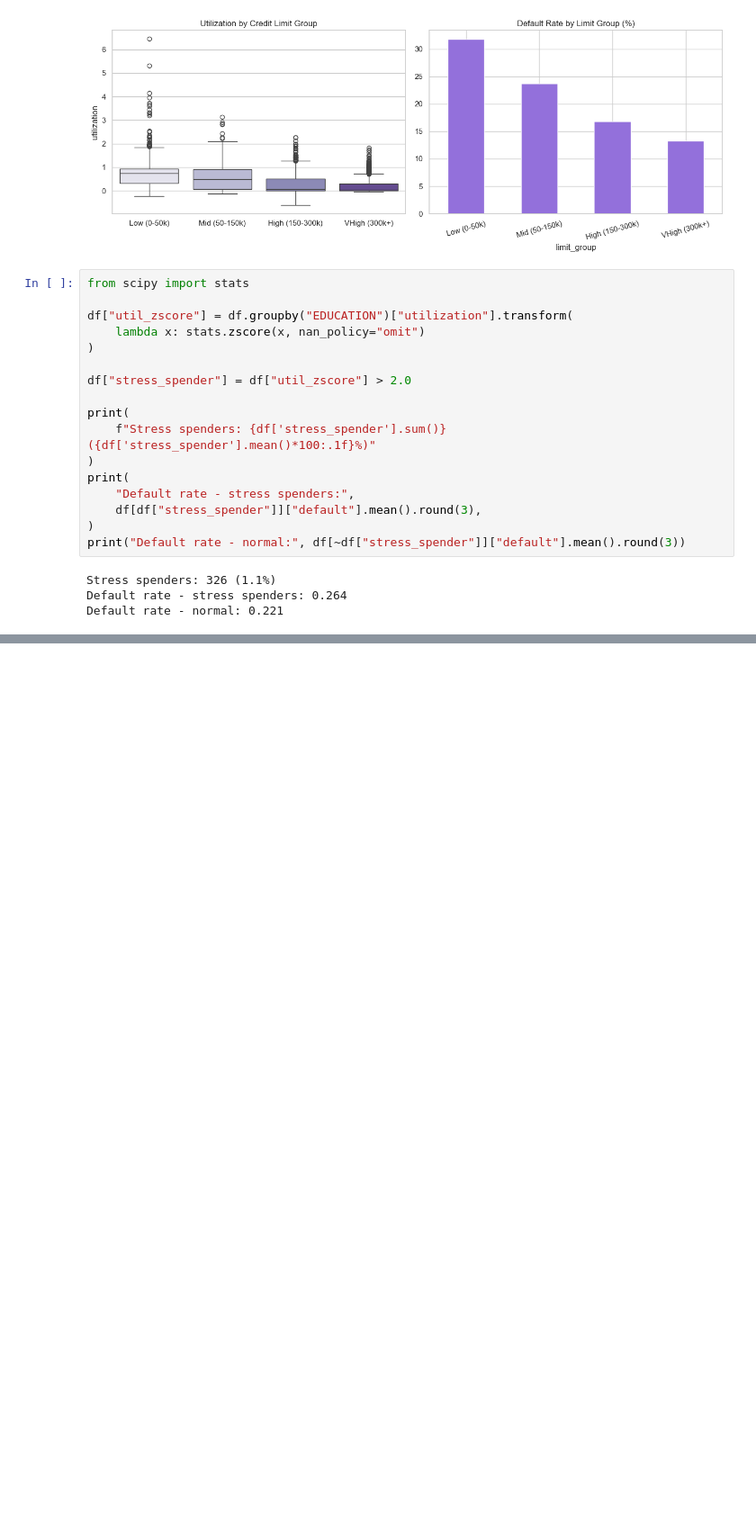
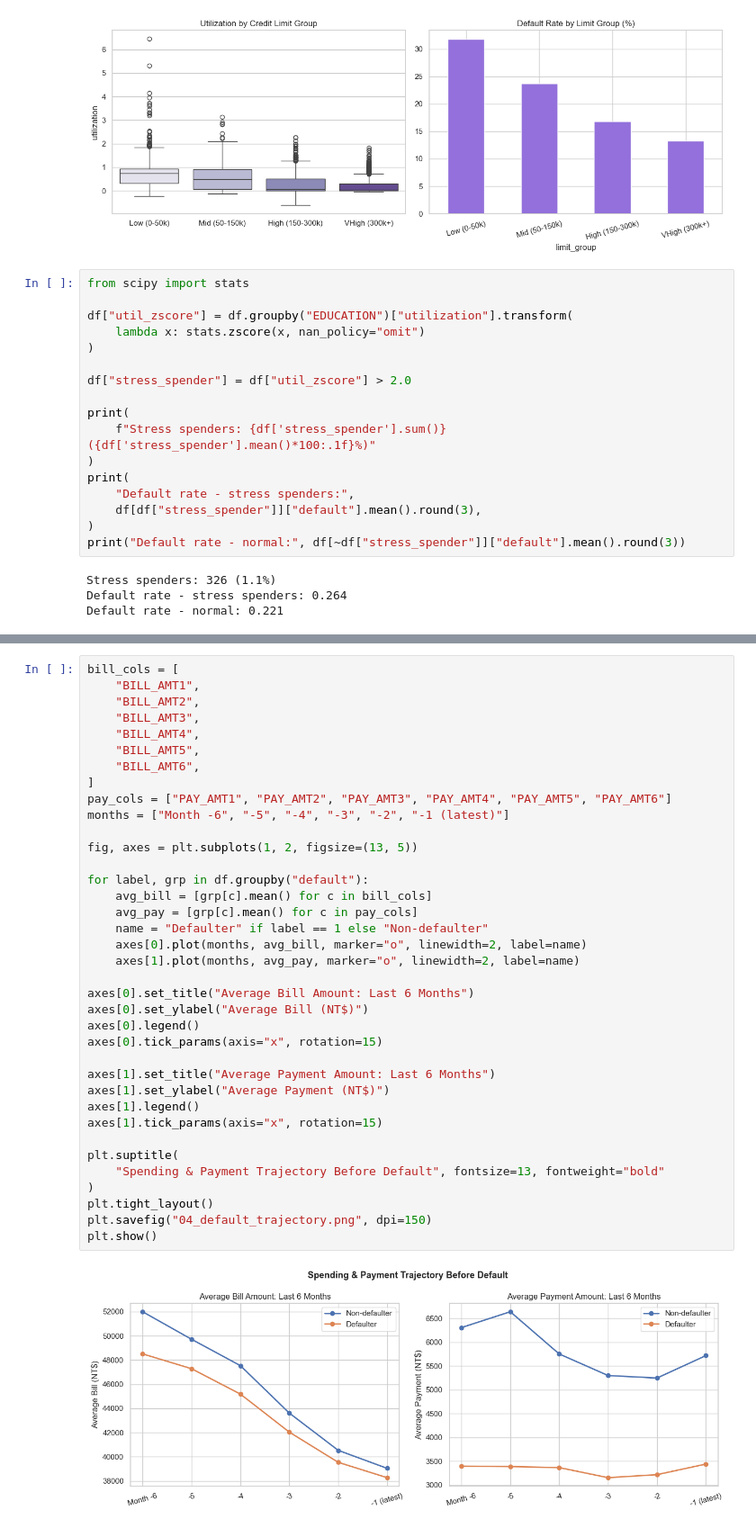
Before and after one commit to KaarthikSekar/CreditCardDetection, a Jupyter notebook: code.ipynb, the cells around one changed output, grey strips where cells are left out. Shown at 90% size. Drawn from its saved outputs; the diff is of its cells as text; blank space fills up the shorter version.

```diff
--- a/code.ipynb
+++ b/code.ipynb
@@ -211,0 +227,39 @@ Default rate - normal: 0.221
+# %%
+bill_cols = [
+    "BILL_AMT1",
+    "BILL_AMT2",
+    "BILL_AMT3",
+    "BILL_AMT4",
+    "BILL_AMT5",
+    "BILL_AMT6",
+]
+pay_cols = ["PAY_AMT1", "PAY_AMT2", "PAY_AMT3", "PAY_AMT4", "PAY_AMT5", "PAY_AMT6"]
+months = ["Month -6", "-5", "-4", "-3", "-2", "-1 (latest)"]
+
+fig, axes = plt.subplots(1, 2, figsize=(13, 5))
+
+for label, grp in df.groupby("default"):
+    avg_bill = [grp[c].mean() for c in bill_cols]
+    avg_pay = [grp[c].mean() for c in pay_cols]
+    name = "Defaulter" if label == 1 else "Non-defaulter"
+    axes[0].plot(months, avg_bill, marker="o", linewidth=2, label=name)
+    axes[1].plot(months, avg_pay, marker="o", linewidth=2, label=name)
+
+axes[0].set_title("Average Bill Amount: Last 6 Months")
+axes[0].set_ylabel("Average Bill (NT$)")
+axes[0].legend()
+axes[0].tick_params(axis="x", rotation=15)
+
+axes[1].set_title("Average Payment Amount: Last 6 Months")
+axes[1].set_ylabel("Average Payment (NT$)")
+axes[1].legend()
+axes[1].tick_params(axis="x", rotation=15)
+
+plt.suptitle(
+    "Spending & Payment Trajectory Before Default", fontsize=13, fontweight="bold"
+)
+plt.tight_layout()
+plt.savefig("04_default_trajectory.png", dpi=150)
+plt.show()
+# %% [output]
+[figure, added]
```
Also changed, not shown: parts of 2 cells of this notebook, 3 other files.
